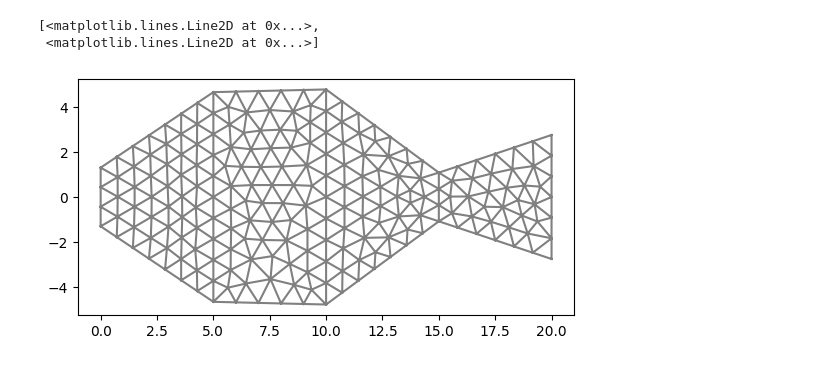
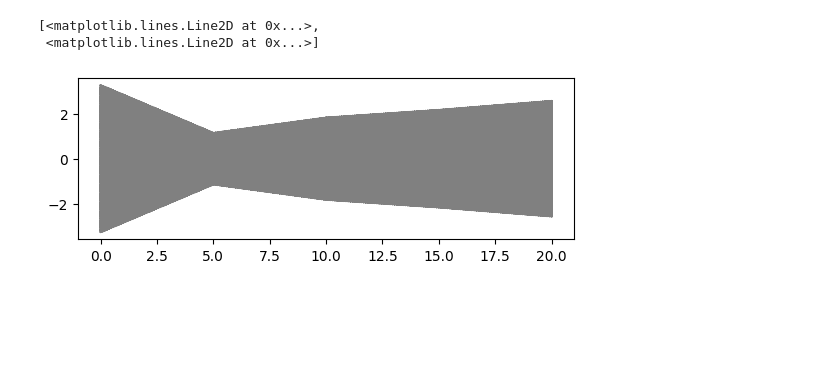
Before and after one commit to itsmebonny/pacsproj, a Jupyter notebook: RectangularDG.ipynb, the cells around one changed output. Saved outputs shown, nothing was run; the diff lists cells and outputs as text; code cells hidden in the pictures; blank space fills up the shorter version.

```diff
--- a/RectangularDG.ipynb
+++ b/RectangularDG.ipynb
@@ -54,10 +33,10 @@ Conversion done
 # %%
-mesh_load = gd.MeshLoader("data/mesh/DDrandom")
+mesh_load = gd.MeshLoader("data/mesh01/RandomMesh_4")
 mesh = mesh_load.mesh
 bounds = mesh_load.bounds
 face = mesh_load.face
 plot(mesh)
 # %% [output]
 [<matplotlib.lines.Line2D at 0x...>,
  <matplotlib.lines.Line2D at 0x...>]
-[figure, old version]
+[figure, new version]
```
Also changed, not shown: parts of 12 cells of this notebook, 25 other files.
